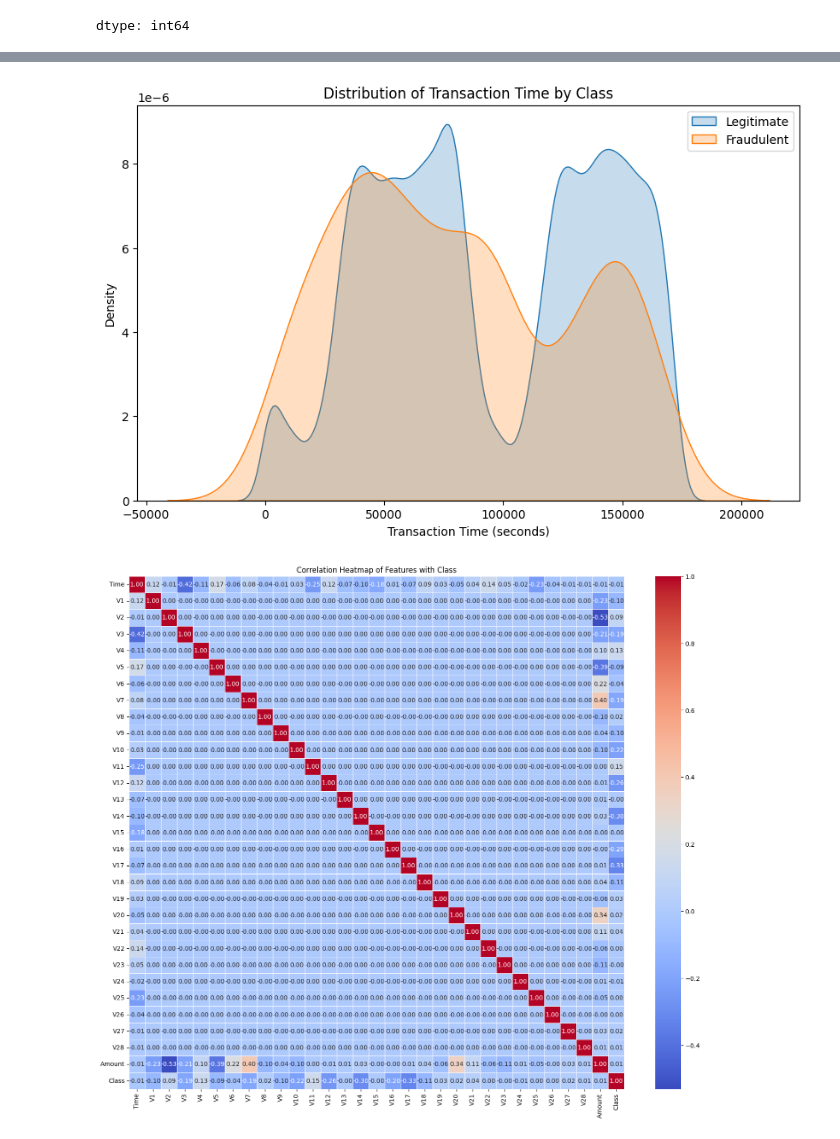
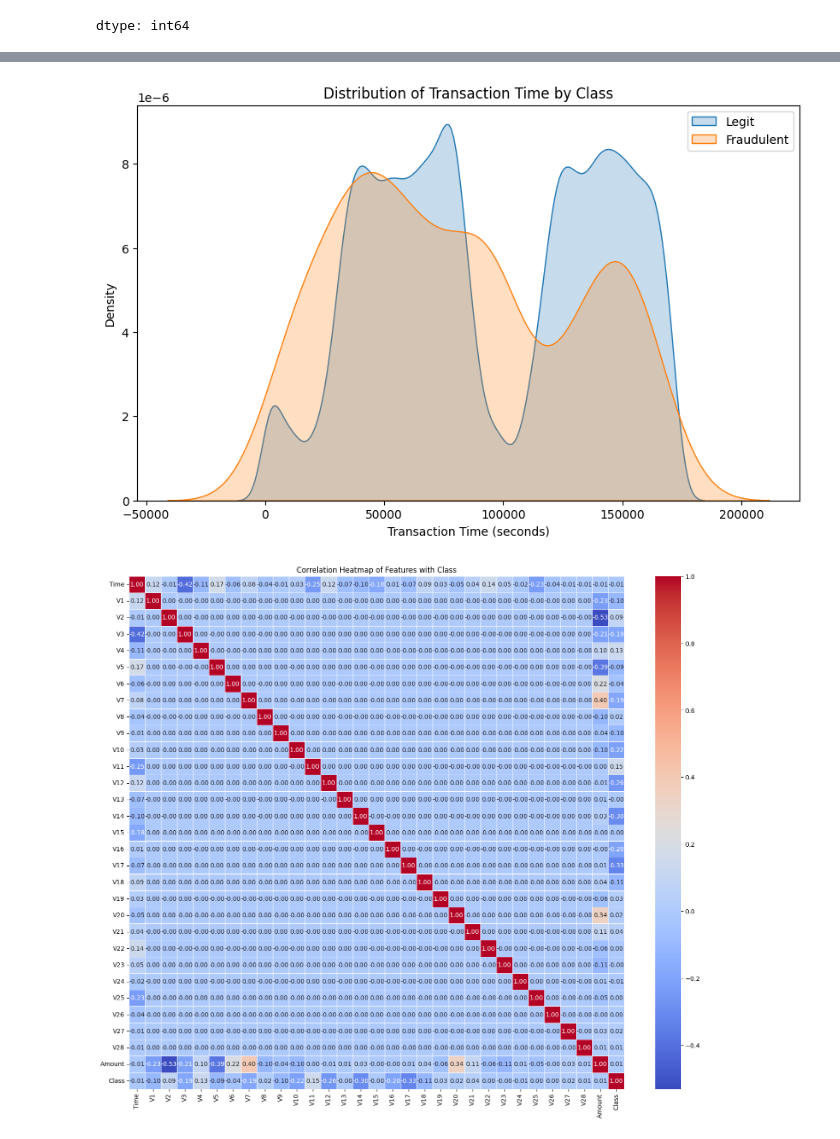
Before and after one commit to piyushdhurwey-unique/credit-card-fraud-detection, a Jupyter notebook: credit_card_fraud_detection.ipynb, the cells around one changed output, grey strips where cells are left out. Saved outputs shown, nothing was run; the diff lists cells and outputs as text; code cells hidden in the pictures.

```diff
--- a/credit_card_fraud_detection.ipynb
+++ b/credit_card_fraud_detection.ipynb
@@ -94,28 +94,28 @@ plt.show()
 # %%
 import seaborn as sns
 import matplotlib.pyplot as plt
 
 # Create a figure and an axes object for the plot
 plt.figure(figsize=(10, 6))
 
 # Plot the distribution of 'Time' for legitimate transactions
-sns.kdeplot(credit_card_data[credit_card_data['Class'] == 0]['Time'], label='Legitimate', fill=True)
+sns.kdeplot(credit_card_data[credit_card_data['Class'] == 0]['Time'], label='Legit', fill=True)
 
 # Plot the distribution of 'Time' for fraudulent transactions
 sns.kdeplot(credit_card_data[credit_card_data['Class'] == 1]['Time'], label='Fraudulent', fill=True)
 
 # Add title and labels
 plt.title('Distribution of Transaction Time by Class')
 plt.xlabel('Transaction Time (seconds)')
 plt.ylabel('Density')
 
 # Add a legend
 plt.legend()
 
 # Display the plot
 plt.show()
 # %% [output]
-[figure, old version]
+[figure, new version]
 # %%
 import seaborn as sns
 import matplotlib.pyplot as plt
```
Also changed, not shown: parts of 4 cells of this notebook.
